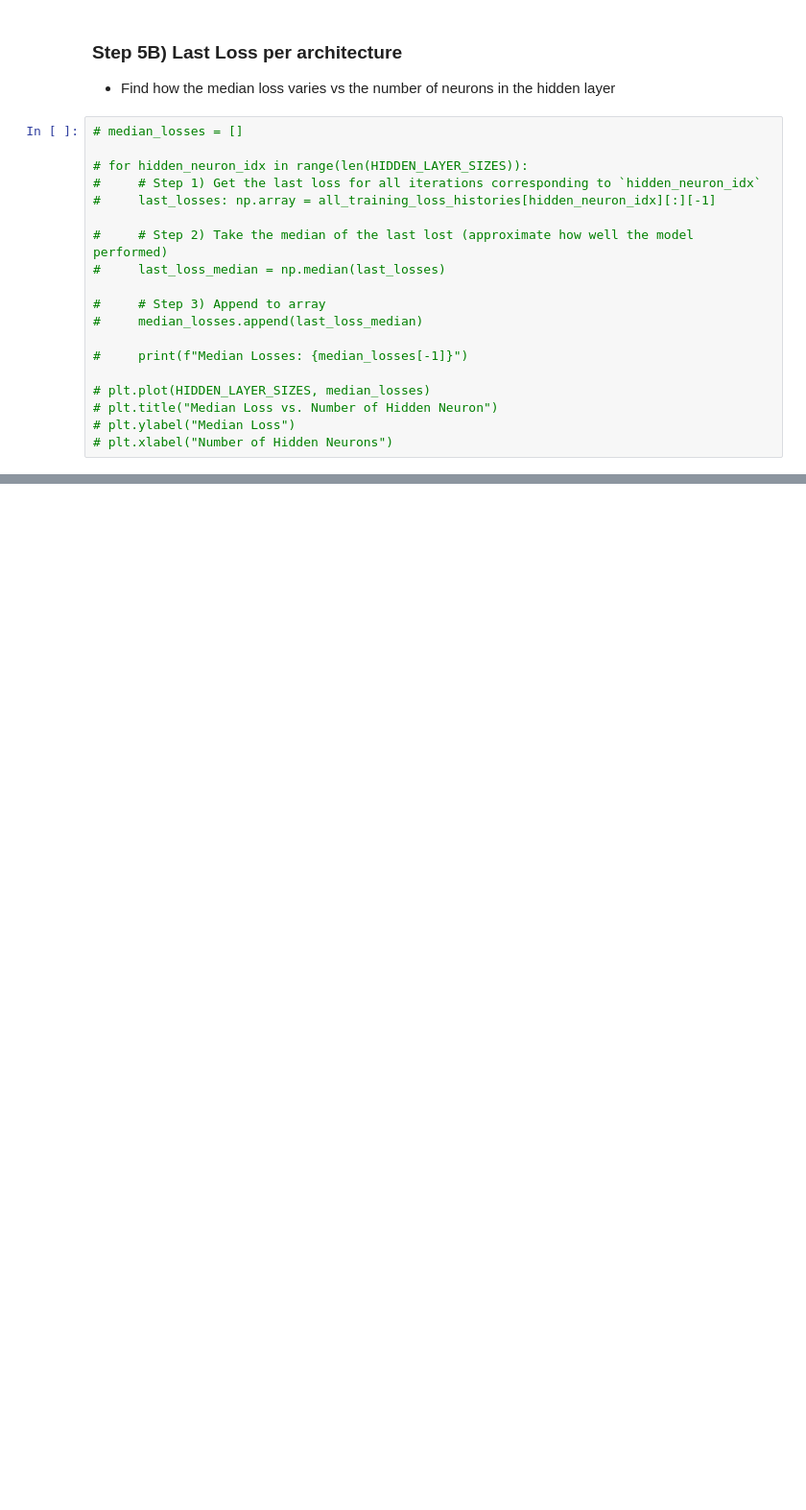
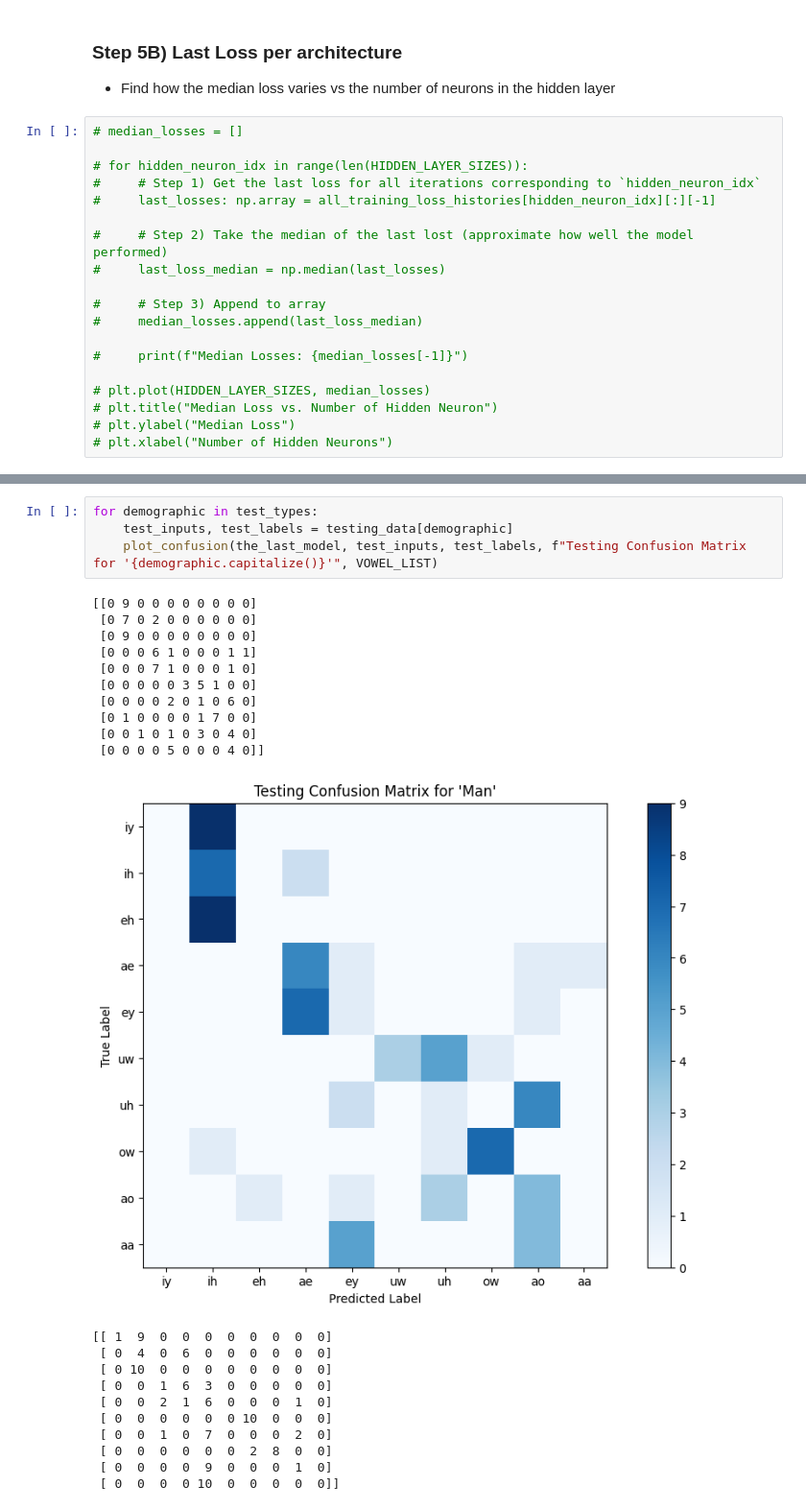
Before and after one commit to Ky-Ng/Vowel-Detection-NN, a Jupyter notebook: Main_Scripts/Vowel_Benchmark_Training.ipynb, the cells around one changed output, grey strips where cells are left out. Shown at 96% size. Cells and saved outputs as stored; diff of their text form; blank space fills up the shorter version.

```diff
--- a/Main_Scripts/Vowel_Benchmark_Training.ipynb
+++ b/Main_Scripts/Vowel_Benchmark_Training.ipynb
@@ -492,0 +524,26 @@ print(softmax(x))
+# %%
+for demographic in test_types:
+    test_inputs, test_labels = testing_data[demographic]
+    plot_confusion(the_last_model, test_inputs, test_labels, f"Testing Confusion Matrix for '{demographic.capitalize()}'", VOWEL_LIST)
+# %% [output]
+[[0 9 0 0 0 0 0 0 0 0]
+ [0 7 0 2 0 0 0 0 0 0]
+ [0 9 0 0 0 0 0 0 0 0]
+ [0 0 0 6 1 0 0 0 1 1]
+ [0 0 0 7 1 0 0 0 1 0]
+ [0 0 0 0 0 3 5 1 0 0]
+ [0 0 0 0 2 0 1 0 6 0]
+ [0 1 0 0 0 0 1 7 0 0]
+ [0 0 1 0 1 0 3 0 4 0]
+ [0 0 0 0 5 0 0 0 4 0]]
+[figure, added]
+[[ 1  9  0  0  0  0  0  0  0  0]
+ [ 0  4  0  6  0  0  0  0  0  0]
+ [ 0 10  0  0  0  0  0  0  0  0]
+ [ 0  0  1  6  3  0  0  0  0  0]
+ [ 0  0  2  1  6  0  0  0  1  0]
+ [ 0  0  0  0  0  0 10  0  0  0]
+ [ 0  0  1  0  7  0  0  0  2  0]
+ [ 0  0  0  0  0  0  2  8  0  0]
+ [ 0  0  0  0  9  0  0  0  1  0]
+ [ 0  0  0  0 10  0  0  0  0  0]]
```
Also changed, not shown: parts of 16 cells of this notebook, 26 other files.
